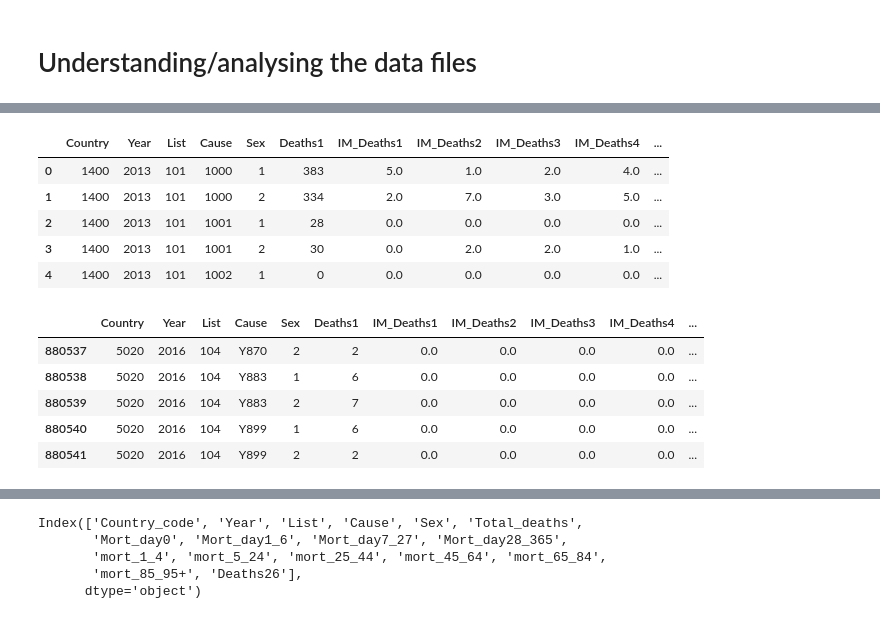
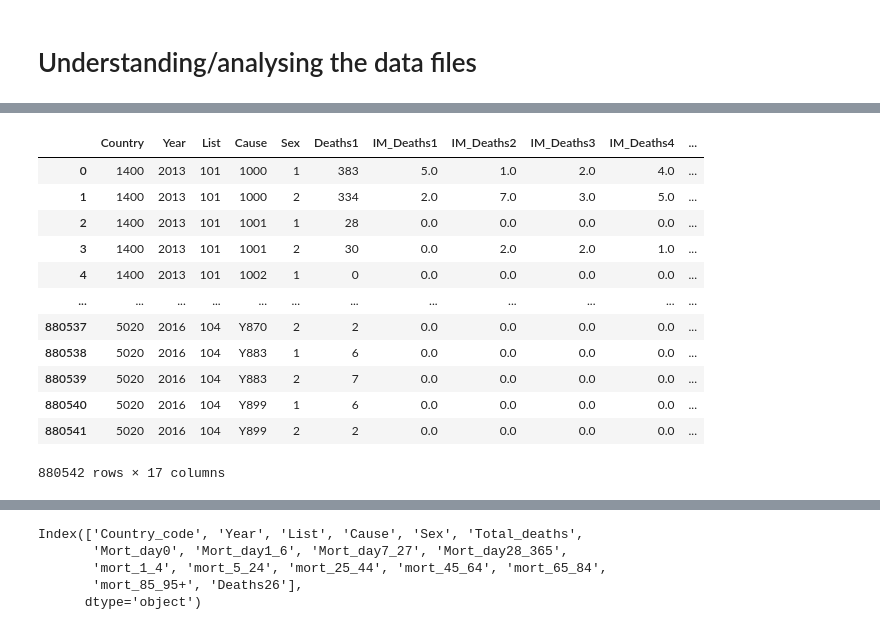
Before and after one commit to feLLpe04/Project3, a Jupyter notebook: Interactive_maps_2013_2022.ipynb, the cells around one changed output, grey strips where cells are left out. Saved outputs shown, nothing was run; the diff lists cells and outputs as text; code cells hidden in the pictures.

```diff
--- a/Interactive_maps_2013_2022.ipynb
+++ b/Interactive_maps_2013_2022.ipynb
@@ -45,19 +52,17 @@ country_code_df.head()
 # %%
-morticd10_part4_df.head()
+morticd10_part4_df
 # %% [output]
 |  | Country | Year | List | Cause | Sex | Deaths1 | IM_Deaths1 | IM_Deaths2 | IM_Deaths3 | IM_Deaths4 | ... |
 | 0 | 1400 | 2013 | 101 | 1000 | 1 | 383 | 5.0 | 1.0 | 2.0 | 4.0 | ... |
 | 1 | 1400 | 2013 | 101 | 1000 | 2 | 334 | 2.0 | 7.0 | 3.0 | 5.0 | ... |
 | 2 | 1400 | 2013 | 101 | 1001 | 1 | 28 | 0.0 | 0.0 | 0.0 | 0.0 | ... |
 | 3 | 1400 | 2013 | 101 | 1001 | 2 | 30 | 0.0 | 2.0 | 2.0 | 1.0 | ... |
 | 4 | 1400 | 2013 | 101 | 1002 | 1 | 0 | 0.0 | 0.0 | 0.0 | 0.0 | ... |
+| ... | ... | ... | ... | ... | ... | ... | ... | ... | ... | ... | ... |
+| 880537 | 5020 | 2016 | 104 | Y870 | 2 | 2 | 0.0 | 0.0 | 0.0 | 0.0 | ... |
+| 880538 | 5020 | 2016 | 104 | Y883 | 1 | 6 | 0.0 | 0.0 | 0.0 | 0.0 | ... |
+| 880539 | 5020 | 2016 | 104 | Y883 | 2 | 7 | 0.0 | 0.0 | 0.0 | 0.0 | ... |
+| 880540 | 5020 | 2016 | 104 | Y899 | 1 | 6 | 0.0 | 0.0 | 0.0 | 0.0 | ... |
+| 880541 | 5020 | 2016 | 104 | Y899 | 2 | 2 | 0.0 | 0.0 | 0.0 | 0.0 | ... |
+880542 rows × 17 columns
-# %%
-morticd10_part4_df.tail()
-# %% [output]
-|  | Country | Year | List | Cause | Sex | Deaths1 | IM_Deaths1 | IM_Deaths2 | IM_Deaths3 | IM_Deaths4 | ... |
-| 880537 | 5020 | 2016 | 104 | Y870 | 2 | 2 | 0.0 | 0.0 | 0.0 | 0.0 | ... |
-| 880538 | 5020 | 2016 | 104 | Y883 | 1 | 6 | 0.0 | 0.0 | 0.0 | 0.0 | ... |
-| 880539 | 5020 | 2016 | 104 | Y883 | 2 | 7 | 0.0 | 0.0 | 0.0 | 0.0 | ... |
-| 880540 | 5020 | 2016 | 104 | Y899 | 1 | 6 | 0.0 | 0.0 | 0.0 | 0.0 | ... |
-| 880541 | 5020 | 2016 | 104 | Y899 | 2 | 2 | 0.0 | 0.0 | 0.0 | 0.0 | ... |
 # %%
```
Also changed, not shown: parts of 6 cells of this notebook, 9 other files.
